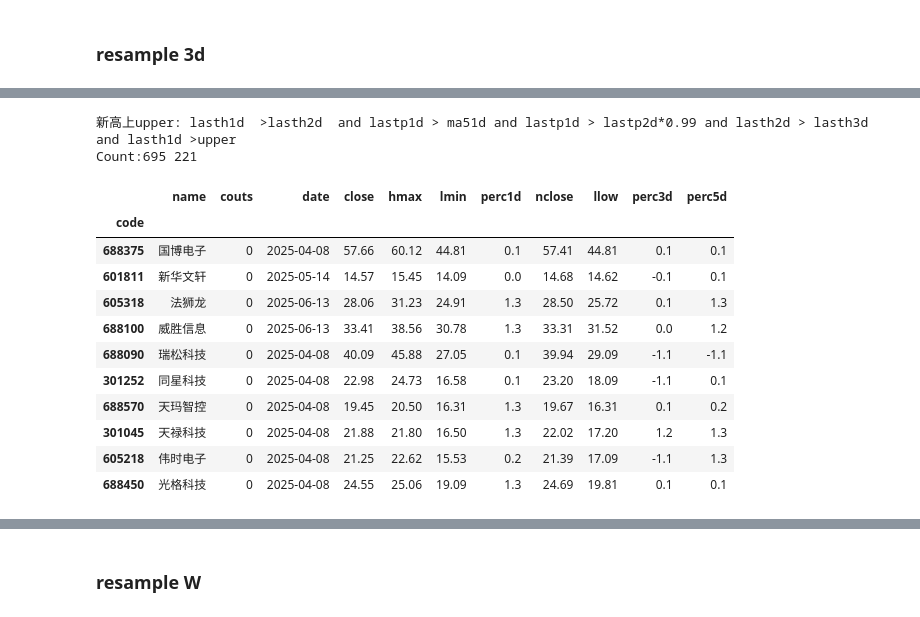
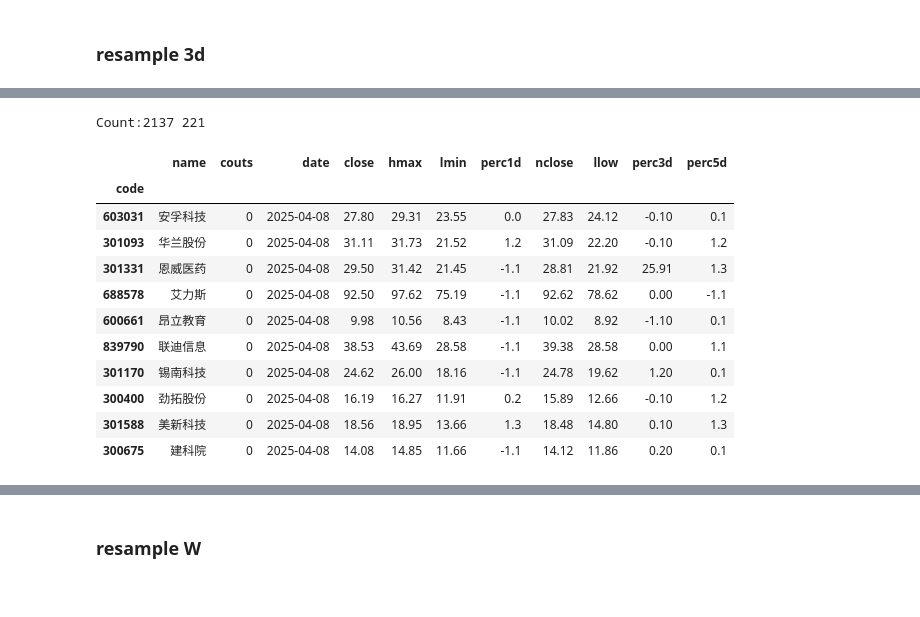
Before and after one commit to johnsonhongyi/pyQuant3, a Jupyter notebook: stock/jupyterAlgo/Quant2023/resample-monitor.ipynb, the cells around one changed output, grey strips where cells are left out. Drawn from its saved outputs; the diff is of its cells as text; code cells hidden in the pictures.

```diff
--- a/stock/jupyterAlgo/Quant2023/resample-monitor.ipynb
+++ b/stock/jupyterAlgo/Quant2023/resample-monitor.ipynb
@@ -42,7 +38,7 @@ NameError: name 'resample' is not defined
 # %%
-def show_tdx_data(df, codelist=None, market_value='3', col=None,limit=20):
+def show_tdx_data(df, codelist=None, market_value='3', col=None,limit=20,orderby='percent'):
     col_src = [
-        "name", "couts", "date", "perc", "ra_diff","xratio", "idx", "hat", "close",
+        "name",'percent', "couts", "date", "perc", "ra_diff","xratio", "idx", "hat", "close",
         "volsum5d", "hmax", "lmin", "perc1d", "ma20", "ma250", "nclose",
         "llow", 'vol1d', 'vol2d', 'vol3d', 'vol4d', 'vol5d', "perc%sd" %
         (market_value),
@@ -62,7 +58,8 @@ def show_tdx_data(df, codelist=None, market_value='3', col=None,limit=20):
     #         columns_ = col_name.insert(1, "date")
     #     else:
     #         columns_ = col_name.remove("name")
-
+    if orderby in df.columns:
+        df=df.sort_values('percent', ascending=False)
     if isinstance(col,list):
         col_name.extend(col)
     elif col is not None:
@@ -421,24 +414,23 @@ DLTDXE:2.47
 # %%
 # tdx_now.query('close >  lastp1d  and lastl1d < ma51d and close > ma51d and lastp1d < upper and lastp1d > lastp2d and lasth1d >high4 and boll > 0 and volume < 1')
 # tdx_select = tdx_3d.query('close > lastp1d and percent < 3')
 # tdx_select = tdx_3d.query('lastp1d > lastp2d > lastp3d and lasth1d > upper1 and lasth2d > upper2 and lasth3d > upper3')
 # tdx_select = tdx_3d.query('lastp1d > lastp2d  and lasth2d > lasth3d and (lasth2d > upper2 or lasth3d > upper3) and lasth2d < hmax')
 # tdx_select = tdx_3d.query('lastp1d > lastp2d  and lasth2d > lasth3d and lasth3d > lasth4d and lastl1d > lastl2d and lastl2d > lastl3d')
-t3d_code = h5_3d.query(f'{get_filter(filterIDX)}')
-t3d_code = h5_3d.query('lastp1d > lastp2d and lastp2d > lastp3d')
+# t3d_code = h5_3d.query(f'{get_filter(filterIDX)}')
+t3d_code = h5_3d.query('lasth1d > ma51d and lasth2d > ma52d and lasth3d > ma53d and ma51d > ma201d and ma52d >ma202d and ma53d > ma203d and macd > 0 and macddif > macddea')
 show_tdx_data(t3d_code,limit=10)
 # %% [output]
-新高上upper: lasth1d  >lasth2d  and lastp1d > ma51d and lastp1d > lastp2d*0.99 and lasth2d > lasth3d  and lasth1d >upper
-Count:695 221
+Count:2137 221
 |  | name | couts | date | close | hmax | lmin | perc1d | nclose | llow | perc3d | perc5d |
 | code |  |  |  |  |  |  |  |  |  |  |  |
-| 688375 | 国博电子 | 0 | 2025-04-08 | 57.66 | 60.12 | 44.81 | 0.1 | 57.41 | 44.81 | 0.1 | 0.1 |
-| 601811 | 新华文轩 | 0 | 2025-05-14 | 14.57 | 15.45 | 14.09 | 0.0 | 14.68 | 14.62 | -0.1 | 0.1 |
-| 605318 | 法狮龙 | 0 | 2025-06-13 | 28.06 | 31.23 | 24.91 | 1.3 | 28.50 | 25.72 | 0.1 | 1.3 |
-| 688100 | 威胜信息 | 0 | 2025-06-13 | 33.41 | 38.56 | 30.78 | 1.3 | 33.31 | 31.52 | 0.0 | 1.2 |
-| 688090 | 瑞松科技 | 0 | 2025-04-08 | 40.09 | 45.88 | 27.05 | 0.1 | 39.94 | 29.09 | -1.1 | -1.1 |
-| 301252 | 同星科技 | 0 | 2025-04-08 | 22.98 | 24.73 | 16.58 | 0.1 | 23.20 | 18.09 | -1.1 | 0.1 |
-| 688570 | 天玛智控 | 0 | 2025-04-08 | 19.45 | 20.50 | 16.31 | 1.3 | 19.67 | 16.31 | 0.1 | 0.2 |
-| 301045 | 天禄科技 | 0 | 2025-04-08 | 21.88 | 21.80 | 16.50 | 1.3 | 22.02 | 17.20 | 1.2 | 1.3 |
-| 605218 | 伟时电子 | 0 | 2025-04-08 | 21.25 | 22.62 | 15.53 | 0.2 | 21.39 | 17.09 | -1.1 | 1.3 |
-| 688450 | 光格科技 | 0 | 2025-04-08 | 24.55 | 25.06 | 19.09 | 1.3 | 24.69 | 19.81 | 0.1 | 0.1 |
+| 603031 | 安孚科技 | 0 | 2025-04-08 | 27.80 | 29.31 | 23.55 | 0.0 | 27.83 | 24.12 | -0.10 | 0.1 |
+| 301093 | 华兰股份 | 0 | 2025-04-08 | 31.11 | 31.73 | 21.52 | 1.2 | 31.09 | 22.20 | -0.10 | 1.2 |
+| 301331 | 恩威医药 | 0 | 2025-04-08 | 29.50 | 31.42 | 21.45 | -1.1 | 28.81 | 21.92 | 25.91 | 1.3 |
+| 688578 | 艾力斯 | 0 | 2025-04-08 | 92.50 | 97.62 | 75.19 | -1.1 | 92.62 | 78.62 | 0.00 | -1.1 |
+| 600661 | 昂立教育 | 0 | 2025-04-08 | 9.98 | 10.56 | 8.43 | -1.1 | 10.02 | 8.92 | -1.10 | 0.1 |
+| 839790 | 联迪信息 | 0 | 2025-04-08 | 38.53 | 43.69 | 28.58 | -1.1 | 39.38 | 28.58 | 0.00 | 1.1 |
+| 301170 | 锡南科技 | 0 | 2025-04-08 | 24.62 | 26.00 | 18.16 | -1.1 | 24.78 | 19.62 | 1.20 | 0.1 |
+| 300400 | 劲拓股份 | 0 | 2025-04-08 | 16.19 | 16.27 | 11.91 | 0.2 | 15.89 | 12.66 | -0.10 | 1.2 |
+| 301588 | 美新科技 | 0 | 2025-04-08 | 18.56 | 18.95 | 13.66 | 1.3 | 18.48 | 14.80 | 0.10 | 1.3 |
+| 300675 | 建科院 | 0 | 2025-04-08 | 14.08 | 14.85 | 11.66 | -1.1 | 14.12 | 11.86 | 0.20 | 0.1 |
```
Also changed, not shown: parts of 23 cells of this notebook, 1 other file.
